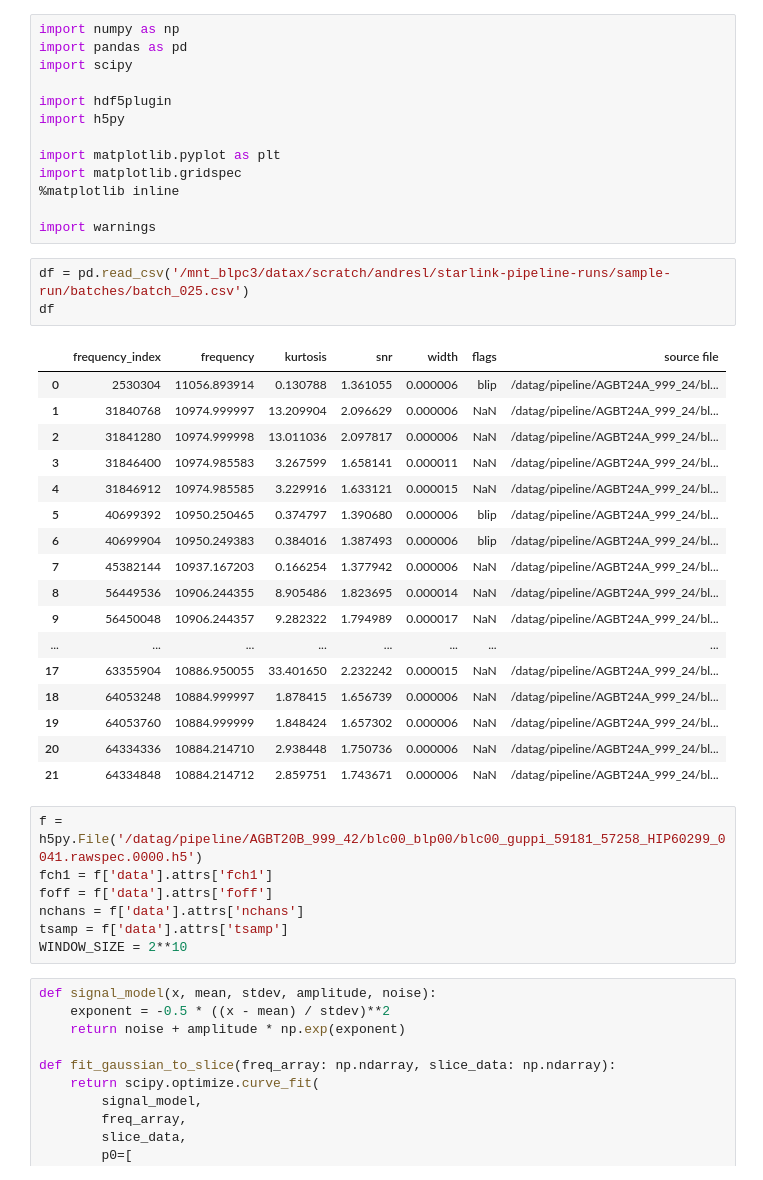
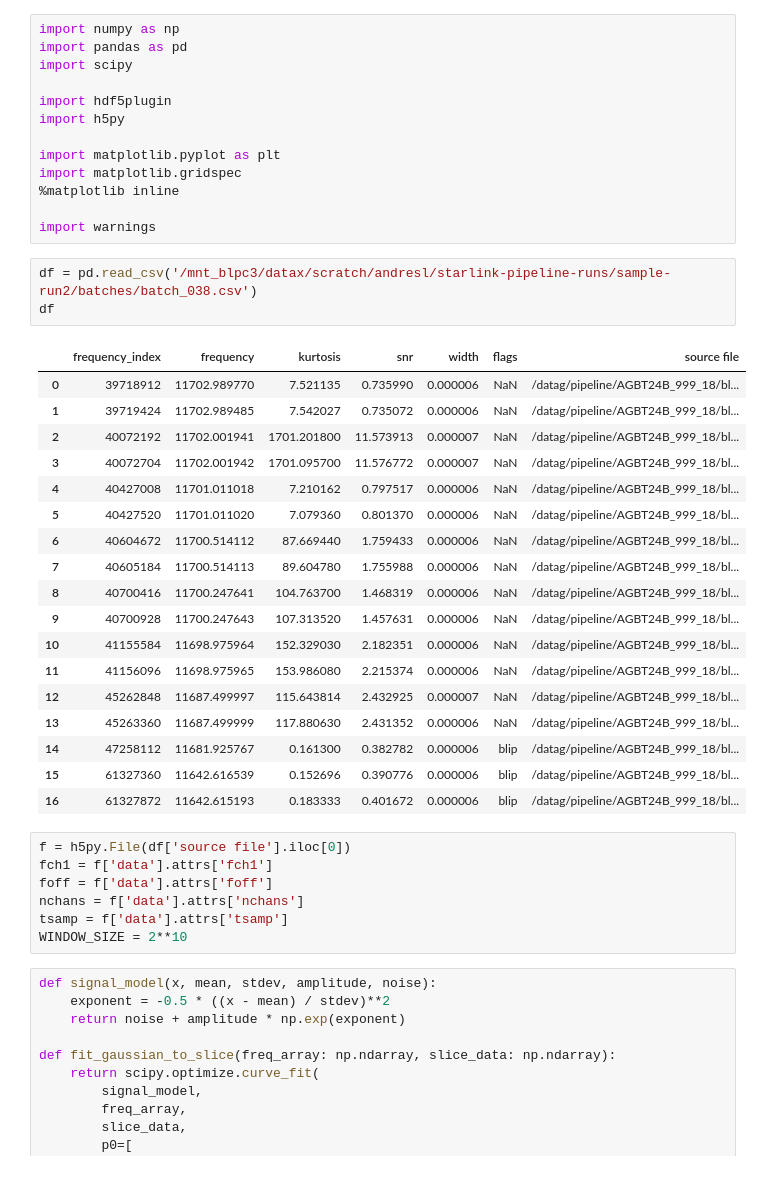
Before and after one commit to andres-luengo/bart, a Jupyter notebook: experiments/inspect_hits.ipynb, the cells around one changed output. Cells and saved outputs as stored; diff of their text form.

```diff
--- a/experiments/inspect_hits.ipynb
+++ b/experiments/inspect_hits.ipynb
@@ -12,28 +12,29 @@ import matplotlib.gridspec
 
 import warnings
 # %%
-df = pd.read_csv('/mnt_blpc3/datax/scratch/andresl/starlink-pipeline-runs/sample-run/batches/batch_025.csv')
+df = pd.read_csv('/mnt_blpc3/datax/scratch/andresl/starlink-pipeline-runs/sample-run2/batches/batch_038.csv')
 df
 # %% [output]
 |  | frequency_index | frequency | kurtosis | snr | width | flags | source file |
-| 0 | 2530304 | 11056.893914 | 0.130788 | 1.361055 | 0.000006 | blip | /datag/pipeline/AGBT24A_999_24/bl... |
-| 1 | 31840768 | 10974.999997 | 13.209904 | 2.096629 | 0.000006 | NaN | /datag/pipeline/AGBT24A_999_24/bl... |
-| 2 | 31841280 | 10974.999998 | 13.011036 | 2.097817 | 0.000006 | NaN | /datag/pipeline/AGBT24A_999_24/bl... |
-| 3 | 31846400 | 10974.985583 | 3.267599 | 1.658141 | 0.000011 | NaN | /datag/pipeline/AGBT24A_999_24/bl... |
-| 4 | 31846912 | 10974.985585 | 3.229916 | 1.633121 | 0.000015 | NaN | /datag/pipeline/AGBT24A_999_24/bl... |
-| 5 | 40699392 | 10950.250465 | 0.374797 | 1.390680 | 0.000006 | blip | /datag/pipeline/AGBT24A_999_24/bl... |
-| 6 | 40699904 | 10950.249383 | 0.384016 | 1.387493 | 0.000006 | blip | /datag/pipeline/AGBT24A_999_24/bl... |
-| 7 | 45382144 | 10937.167203 | 0.166254 | 1.377942 | 0.000006 | NaN | /datag/pipeline/AGBT24A_999_24/bl... |
-| 8 | 56449536 | 10906.244355 | 8.905486 | 1.823695 | 0.000014 | NaN | /datag/pipeline/AGBT24A_999_24/bl... |
-| 9 | 56450048 | 10906.244357 | 9.282322 | 1.794989 | 0.000017 | NaN | /datag/pipeline/AGBT24A_999_24/bl... |
-| ... | ... | ... | ... | ... | ... | ... | ... |
-| 17 | 63355904 | 10886.950055 | 33.401650 | 2.232242 | 0.000015 | NaN | /datag/pipeline/AGBT24A_999_24/bl... |
-| 18 | 64053248 | 10884.999997 | 1.878415 | 1.656739 | 0.000006 | NaN | /datag/pipeline/AGBT24A_999_24/bl... |
-| 19 | 64053760 | 10884.999999 | 1.848424 | 1.657302 | 0.000006 | NaN | /datag/pipeline/AGBT24A_999_24/bl... |
-| 20 | 64334336 | 10884.214710 | 2.938448 | 1.750736 | 0.000006 | NaN | /datag/pipeline/AGBT24A_999_24/bl... |
-| 21 | 64334848 | 10884.214712 | 2.859751 | 1.743671 | 0.000006 | NaN | /datag/pipeline/AGBT24A_999_24/bl... |
+| 0 | 39718912 | 11702.989770 | 7.521135 | 0.735990 | 0.000006 | NaN | /datag/pipeline/AGBT24B_999_18/bl... |
+| 1 | 39719424 | 11702.989485 | 7.542027 | 0.735072 | 0.000006 | NaN | /datag/pipeline/AGBT24B_999_18/bl... |
+| 2 | 40072192 | 11702.001941 | 1701.201800 | 11.573913 | 0.000007 | NaN | /datag/pipeline/AGBT24B_999_18/bl... |
+| 3 | 40072704 | 11702.001942 | 1701.095700 | 11.576772 | 0.000007 | NaN | /datag/pipeline/AGBT24B_999_18/bl... |
+| 4 | 40427008 | 11701.011018 | 7.210162 | 0.797517 | 0.000006 | NaN | /datag/pipeline/AGBT24B_999_18/bl... |
+| 5 | 40427520 | 11701.011020 | 7.079360 | 0.801370 | 0.000006 | NaN | /datag/pipeline/AGBT24B_999_18/bl... |
+| 6 | 40604672 | 11700.514112 | 87.669440 | 1.759433 | 0.000006 | NaN | /datag/pipeline/AGBT24B_999_18/bl... |
+| 7 | 40605184 | 11700.514113 | 89.604780 | 1.755988 | 0.000006 | NaN | /datag/pipeline/AGBT24B_999_18/bl... |
+| 8 | 40700416 | 11700.247641 | 104.763700 | 1.468319 | 0.000006 | NaN | /datag/pipeline/AGBT24B_999_18/bl... |
+| 9 | 40700928 | 11700.247643 | 107.313520 | 1.457631 | 0.000006 | NaN | /datag/pipeline/AGBT24B_999_18/bl... |
+| 10 | 41155584 | 11698.975964 | 152.329030 | 2.182351 | 0.000006 | NaN | /datag/pipeline/AGBT24B_999_18/bl... |
+| 11 | 41156096 | 11698.975965 | 153.986080 | 2.215374 | 0.000006 | NaN | /datag/pipeline/AGBT24B_999_18/bl... |
+| 12 | 45262848 | 11687.499997 | 115.643814 | 2.432925 | 0.000007 | NaN | /datag/pipeline/AGBT24B_999_18/bl... |
+| 13 | 45263360 | 11687.499999 | 117.880630 | 2.431352 | 0.000006 | NaN | /datag/pipeline/AGBT24B_999_18/bl... |
+| 14 | 47258112 | 11681.925767 | 0.161300 | 0.382782 | 0.000006 | blip | /datag/pipeline/AGBT24B_999_18/bl... |
+| 15 | 61327360 | 11642.616539 | 0.152696 | 0.390776 | 0.000006 | blip | /datag/pipeline/AGBT24B_999_18/bl... |
+| 16 | 61327872 | 11642.615193 | 0.183333 | 0.401672 | 0.000006 | blip | /datag/pipeline/AGBT24B_999_18/bl... |
 # %%
-f = h5py.File('/datag/pipeline/AGBT20B_999_42/blc00_blp00/blc00_guppi_59181_57258_HIP60299_0041.rawspec.0000.h5')
+f = h5py.File(df['source file'].iloc[0])
 fch1 = f['data'].attrs['fch1']
 foff = f['data'].attrs['foff']
 nchans = f['data'].attrs['nchans']
```
Also changed, not shown: parts of 3 cells of this notebook.
